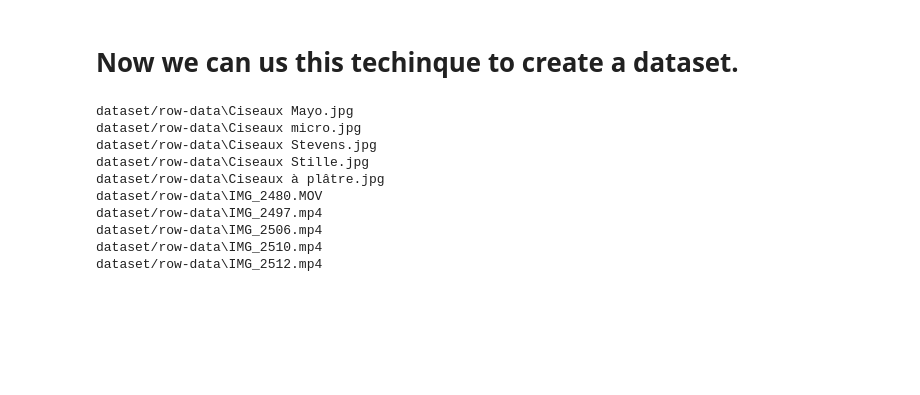
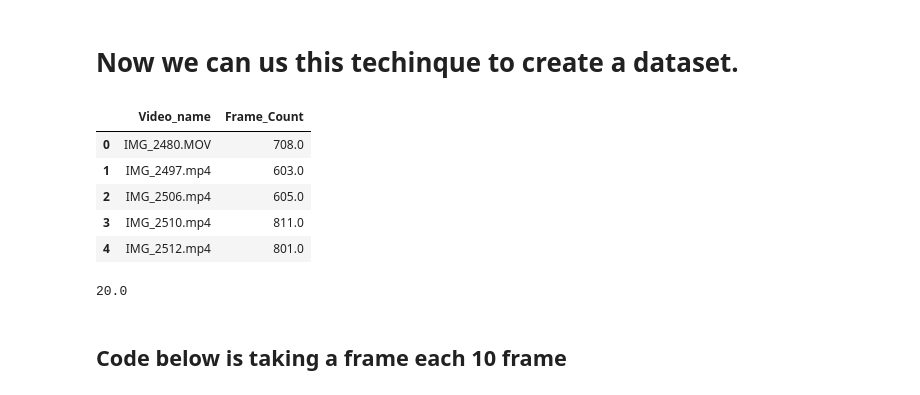
Before and after one commit to PiWebswiss/surgical-classification, a Jupyter notebook: get-data.ipynb, the cells around one changed output. Cells and saved outputs as stored; diff of their text form; code cells hidden in the pictures; blank space fills up the shorter version.

```diff
--- a/get-data.ipynb
+++ b/get-data.ipynb
@@ -65,22 +79,3 @@ plt.show()
 cap.release()
 # %% [markdown]
 # Now we can us this techinque to create a dataset.
-# %%
-# Get number of frame per videos
-
-dir_path = "dataset/row-data"
-
-for name_video in list_videos:
-    video_path = os.path.join(dir_path, name_video)
-    print(video_path)
-# %% [output]
-dataset/row-data\Ciseaux Mayo.jpg
-dataset/row-data\Ciseaux micro.jpg
-dataset/row-data\Ciseaux Stevens.jpg
-dataset/row-data\Ciseaux Stille.jpg
-dataset/row-data\Ciseaux à plâtre.jpg
-dataset/row-data\IMG_2480.MOV
-dataset/row-data\IMG_2497.mp4
-dataset/row-data\IMG_2506.mp4
-dataset/row-data\IMG_2510.mp4
-dataset/row-data\IMG_2512.mp4
@@ -94,0 +82,38 @@ def video_to_image(path, frame_number= format=".jpg"):
+# %%
+# Get number of frame per videos
+
+dir_path = "dataset/row-data"
+video_path_list = []
+number_of_image_per_videos = {}
+
+for name_video in list_videos:
+    video_path = os.path.join(dir_path, name_video)
+    # Save video path
+    video_path_list.append(video_path)
+    # load video
+    cap = cv2.VideoCapture(video_path)
+
+    if not cap.isOpened():
+        print(f"Could not open video Check the path {path}")
+        continue
+
+    # Get and store the number of frames
+    number_of_image_per_videos[name_video] = cap.get(cv2.CAP_PROP_FRAME_COUNT)
+
+    # clean up and release resources once they are no longer needed
+    cap.release()
+
+# Convert to DataFrame
+df = pd.DataFrame(list(number_of_image_per_videos.items()), columns=['Video_name', 'Frame_Count'])
+df
+# %% [output]
+|  | Video_name | Frame_Count |
+| 0 | IMG_2480.MOV | 708.0 |
+| 1 | IMG_2497.mp4 | 603.0 |
+| 2 | IMG_2506.mp4 | 605.0 |
+| 3 | IMG_2510.mp4 | 811.0 |
+| 4 | IMG_2512.mp4 | 801.0 |
+# %%
+df.Frame_Count.min() // 29
+# %% [output]
+20.0
@@ -94,0 +161,2 @@ def video_to_image(path, frame_number= format=".jpg"):
+# %% [markdown]
+## Code below is taking a frame each 10 frame
```
Also changed, not shown: parts of 14 cells of this notebook, 1 other file.
